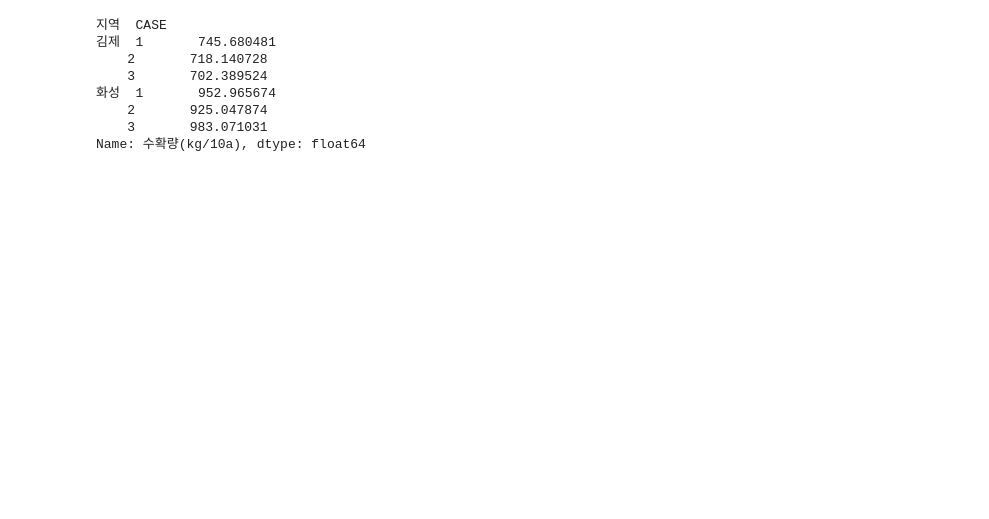
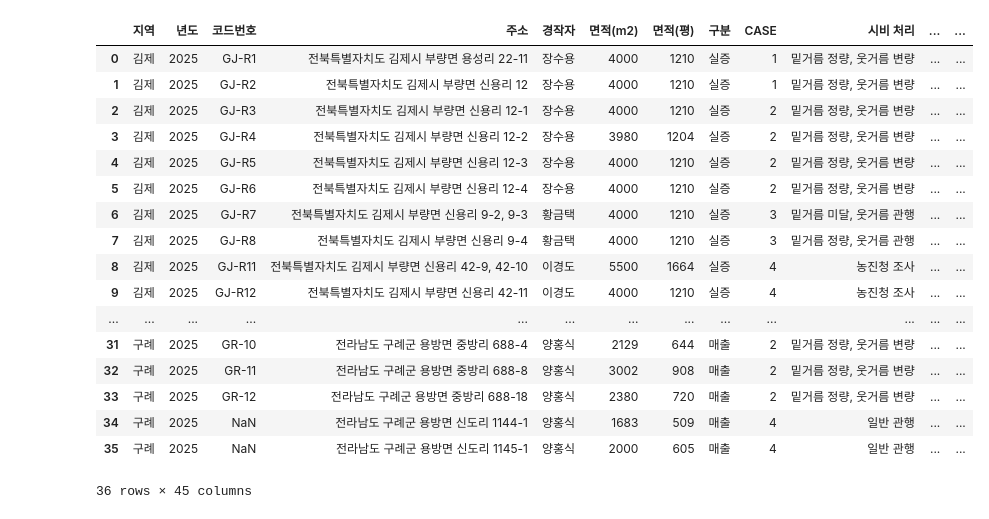
Before and after one commit to sirasony35/rice_analysis, a Jupyter notebook: basic_analysis.ipynb, the cells around one changed output. Cells and saved outputs as stored; diff of their text form; code cells hidden in the pictures; blank space fills up the shorter version.

```diff
--- a/basic_analysis.ipynb
+++ b/basic_analysis.ipynb
@@ -2,7 +2,7 @@
 import pandas as pd
 import numpy as np
 # %%
-file_path = "data/25년_수확량 통계.xlsx"
-xls = pd.ExcelFile(file_path)
-sheet_names = xls.sheet_names
-print(sheet_names)
+file_path = "data/25년_수확량 통계.csv"
+# xls = pd.ExcelFile(file_path)
+# sheet_names = xls.sheet_names
+# print(sheet_names)
@@ -53,12 +77,23 @@ df
 # %%
-df.groupby(['지역','CASE'])['수확량(kg/10a)'].mean()
+df_25 = df[df['년도']==2025]
+df_25
 # %% [output]
+|  | 지역 | 년도 | 코드번호 | 주소 | 경작자 | 면적(m2) | 면적(평) | 구분 | CASE | 시비 처리 | ... | ... |
+| 0 | 김제 | 2025 | GJ-R1 | 전북특별자치도 김제시 부량면 용성리 22-11 | 장수용 | 4000 | 1210 | 실증 | 1 | 밑거름 정량, 웃거름 변량 | ... | ... |
+| 1 | 김제 | 2025 | GJ-R2 | 전북특별자치도 김제시 부량면 신용리 12 | 장수용 | 4000 | 1210 | 실증 | 1 | 밑거름 정량, 웃거름 변량 | ... | ... |
+| 2 | 김제 | 2025 | GJ-R3 | 전북특별자치도 김제시 부량면 신용리 12-1 | 장수용 | 4000 | 1210 | 실증 | 2 | 밑거름 정량, 웃거름 변량 | ... | ... |
+| 3 | 김제 | 2025 | GJ-R4 | 전북특별자치도 김제시 부량면 신용리 12-2 | 장수용 | 3980 | 1204 | 실증 | 2 | 밑거름 정량, 웃거름 변량 | ... | ... |
+| 4 | 김제 | 2025 | GJ-R5 | 전북특별자치도 김제시 부량면 신용리 12-3 | 장수용 | 4000 | 1210 | 실증 | 2 | 밑거름 정량, 웃거름 변량 | ... | ... |
+| 5 | 김제 | 2025 | GJ-R6 | 전북특별자치도 김제시 부량면 신용리 12-4 | 장수용 | 4000 | 1210 | 실증 | 2 | 밑거름 정량, 웃거름 변량 | ... | ... |
+| 6 | 김제 | 2025 | GJ-R7 | 전북특별자치도 김제시 부량면 신용리 9-2, 9-3 | 황금택 | 4000 | 1210 | 실증 | 3 | 밑거름 미달, 웃거름 관행 | ... | ... |
+| 7 | 김제 | 2025 | GJ-R8 | 전북특별자치도 김제시 부량면 신용리 9-4 | 황금택 | 4000 | 1210 | 실증 | 3 | 밑거름 정량, 웃거름 관행 | ... | ... |
+| 8 | 김제 | 2025 | GJ-R11 | 전북특별자치도 김제시 부량면 신용리 42-9, 42-10 | 이경도 | 5500 | 1664 | 실증 | 4 | 농진청 조사 | ... | ... |
+| 9 | 김제 | 2025 | GJ-R12 | 전북특별자치도 김제시 부량면 신용리 42-11 | 이경도 | 4000 | 1210 | 실증 | 4 | 농진청 조사 | ... | ... |
+| ... | ... | ... | ... | ... | ... | ... | ... | ... | ... | ... | ... | ... |
+| 31 | 구례 | 2025 | GR-10 | 전라남도 구례군 용방면 중방리 688-4 | 양홍식 | 2129 | 644 | 매출 | 2 | 밑거름 정량, 웃거름 변량 | ... | ... |
+| 32 | 구례 | 2025 | GR-11 | 전라남도 구례군 용방면 중방리 688-8 | 양홍식 | 3002 | 908 | 매출 | 2 | 밑거름 정량, 웃거름 변량 | ... | ... |
+| 33 | 구례 | 2025 | GR-12 | 전라남도 구례군 용방면 중방리 688-18 | 양홍식 | 2380 | 720 | 매출 | 2 | 밑거름 정량, 웃거름 변량 | ... | ... |
+| 34 | 구례 | 2025 | NaN | 전라남도 구례군 용방면 신도리 1144-1 | 양홍식 | 1683 | 509 | 매출 | 4 | 일반 관행 | ... | ... |
+| 35 | 구례 | 2025 | NaN | 전라남도 구례군 용방면 신도리 1145-1 | 양홍식 | 2000 | 605 | 매출 | 4 | 일반 관행 | ... | ... |
-지역  CASE
-김제  1       745.680481
-    2       718.140728
-    3       702.389524
-화성  1       952.965674
-    2       925.047874
-    3       983.071031
-Name: 수확량(kg/10a), dtype: float64
+36 rows × 45 columns
 # %%
```
Also changed, not shown: parts of 8 cells of this notebook.
